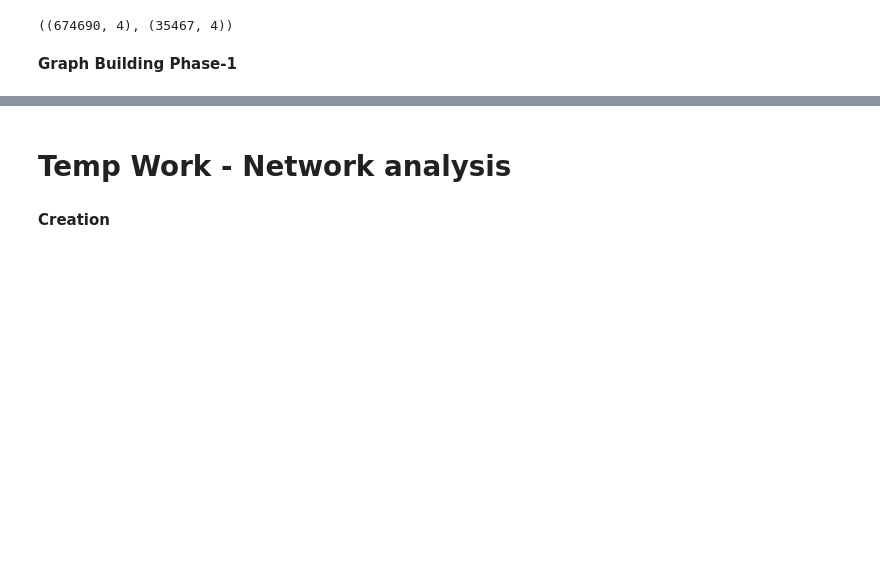
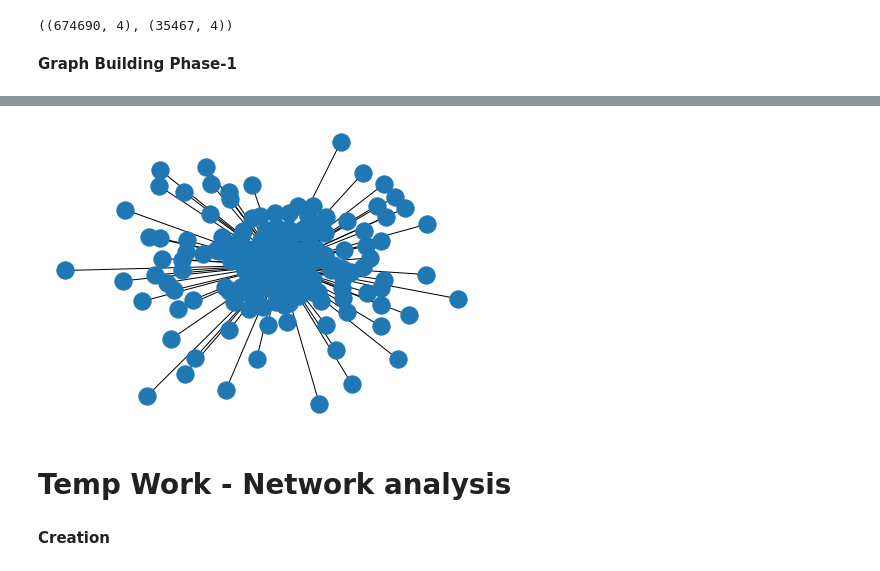
Before and after one commit to Starkultra/SNA, a Jupyter notebook: SNA_Molecular.V3.ipynb, the cells around one changed output, grey strips where cells are left out. Cells and saved outputs as stored; diff of their text form; code cells hidden in the pictures; blank space fills up the shorter version.

```diff
--- a/SNA_Molecular.V3.ipynb
+++ b/SNA_Molecular.V3.ipynb
@@ -253,0 +380,4 @@ nx.draw(part_1_dict['37'])
+# %%
+nx.draw(part_2_dict['45'])
+# %% [output]
+[figure, added]
```
Also changed, not shown: parts of 26 cells of this notebook, 2 other files.
